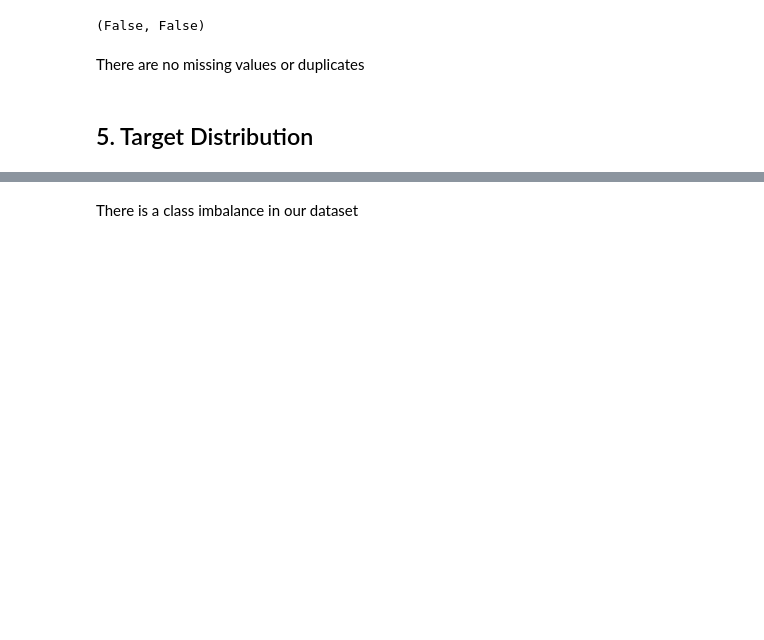
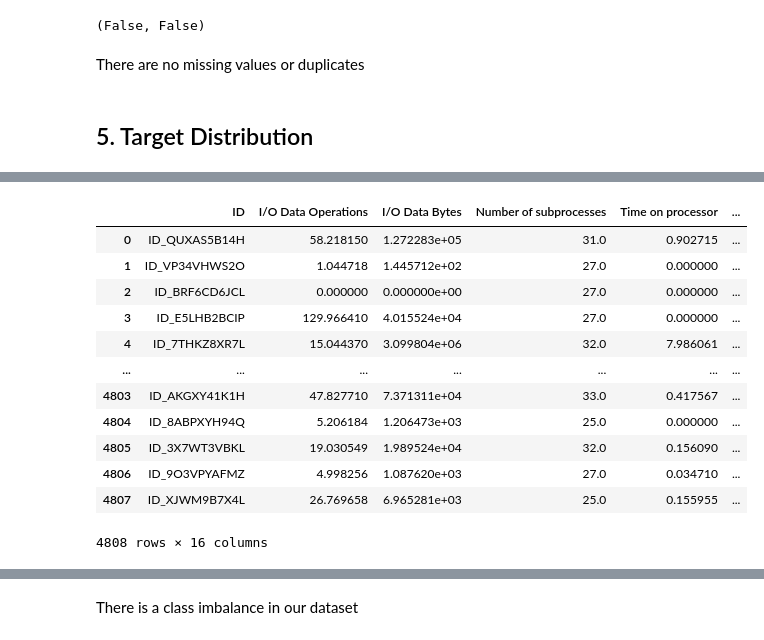
Before and after one commit to chidichukwu/umojahack, a Jupyter notebook: Cryptojacking_Detection_Starter_Notebook.ipynb, the cells around one changed output, grey strips where cells are left out. Drawn from its saved outputs; the diff is of its cells as text; code cells hidden in the pictures; blank space fills up the shorter version.

```diff
--- a/Cryptojacking_Detection_Starter_Notebook.ipynb
+++ b/Cryptojacking_Detection_Starter_Notebook.ipynb
@@ -177,0 +187,24 @@ plt.show()
+# %%
+from imblearn.under_sampling import RandomUnderSampler
+
+rus = RandomUnderSampler(sampling_strategy=1)
+X_res,y_res = rus.fit_resample(X,y)
+x = pd.DataFrame(X_res)
+y = pd.DataFrame(y_res)
+
+train2 = pd.concat([x,y], axis = 1)
+train2
+# %% [output]
+|  | ID | I/O Data Operations | I/O Data Bytes | Number of subprocesses | Time on processor | ... |
+| 0 | ID_QUXAS5B14H | 58.218150 | 1.272283e+05 | 31.0 | 0.902715 | ... |
+| 1 | ID_VP34VHWS2O | 1.044718 | 1.445712e+02 | 27.0 | 0.000000 | ... |
+| 2 | ID_BRF6CD6JCL | 0.000000 | 0.000000e+00 | 27.0 | 0.000000 | ... |
+| 3 | ID_E5LHB2BCIP | 129.966410 | 4.015524e+04 | 27.0 | 0.000000 | ... |
+| 4 | ID_7THKZ8XR7L | 15.044370 | 3.099804e+06 | 32.0 | 7.986061 | ... |
+| ... | ... | ... | ... | ... | ... | ... |
+| 4803 | ID_AKGXY41K1H | 47.827710 | 7.371311e+04 | 33.0 | 0.417567 | ... |
+| 4804 | ID_8ABPXYH94Q | 5.206184 | 1.206473e+03 | 25.0 | 0.000000 | ... |
+| 4805 | ID_3X7WT3VBKL | 19.030549 | 1.989524e+04 | 32.0 | 0.156090 | ... |
+| 4806 | ID_9O3VPYAFMZ | 4.998256 | 1.087620e+03 | 27.0 | 0.034710 | ... |
+| 4807 | ID_XJWM9B7X4L | 26.769658 | 6.965281e+03 | 25.0 | 0.155955 | ... |
+4808 rows × 16 columns
```
Also changed, not shown: parts of 14 cells of this notebook.
